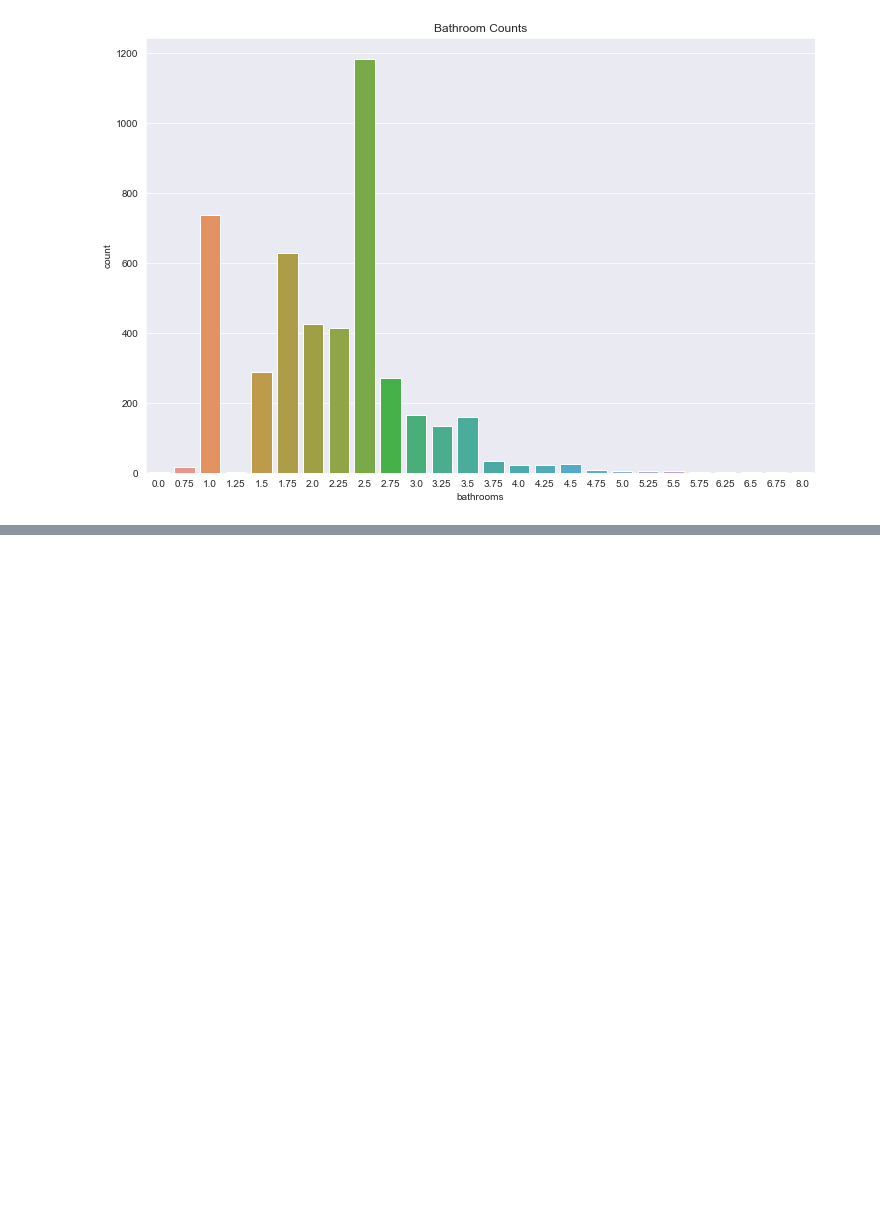
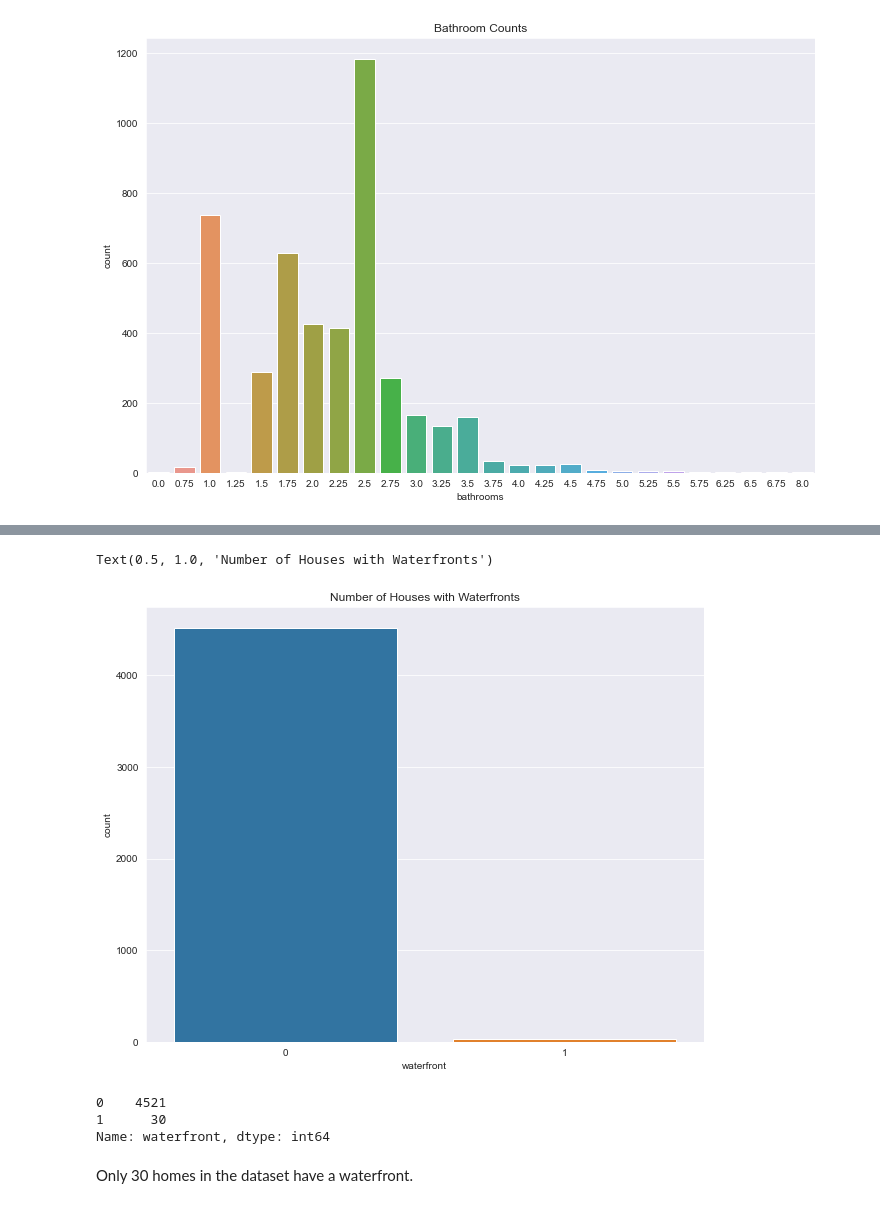
Before and after one commit to jordan-maulino/house_price, a Jupyter notebook: house_price.ipynb, the cells around one changed output, grey strips where cells are left out. Cells and saved outputs as stored; diff of their text form; code cells hidden in the pictures; blank space fills up the shorter version.

```diff
--- a/house_price.ipynb
+++ b/house_price.ipynb
@@ -193,0 +201,15 @@ Text(0.5, 1.0, 'Bathroom Counts')
+# %%
+plt.figure(figsize=(10, 8))
+sns.countplot(house_data.waterfront)
+plt.title("Number of Houses with Waterfronts")
+# %% [output]
+Text(0.5, 1.0, 'Number of Houses with Waterfronts')
+[figure, added]
+# %%
+house_data['waterfront'].value_counts()
+# %% [output]
+0    4521
+1      30
+Name: waterfront, dtype: int64
+# %% [markdown]
+Only 30 homes in the dataset have a waterfront.
```
Also changed, not shown: parts of 2 cells of this notebook.
